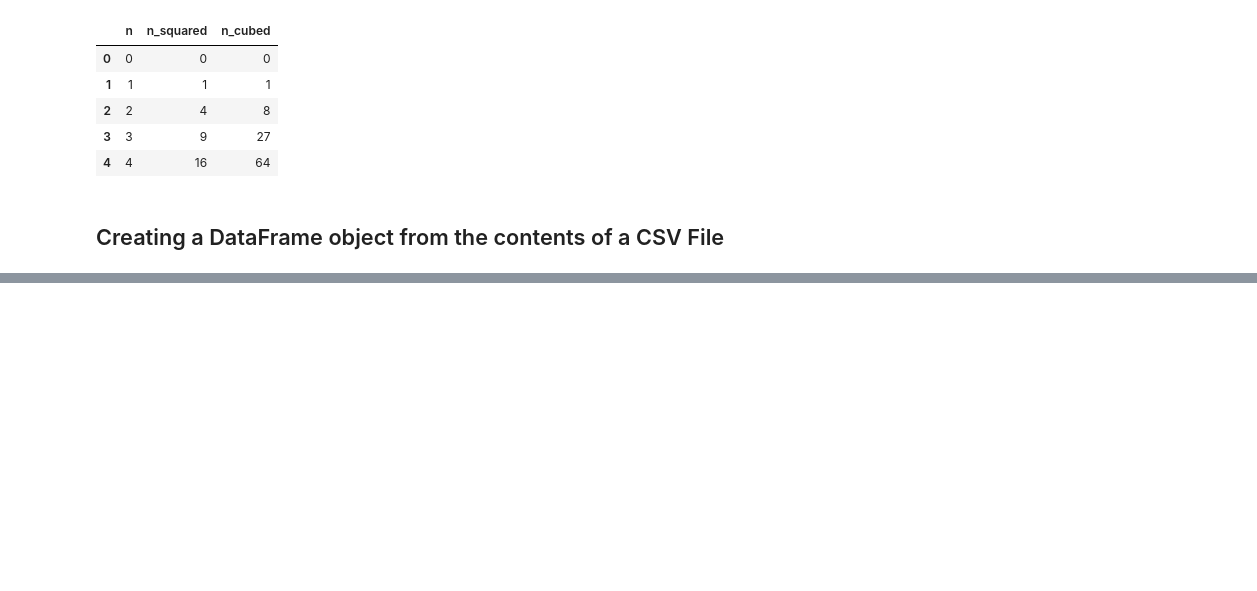
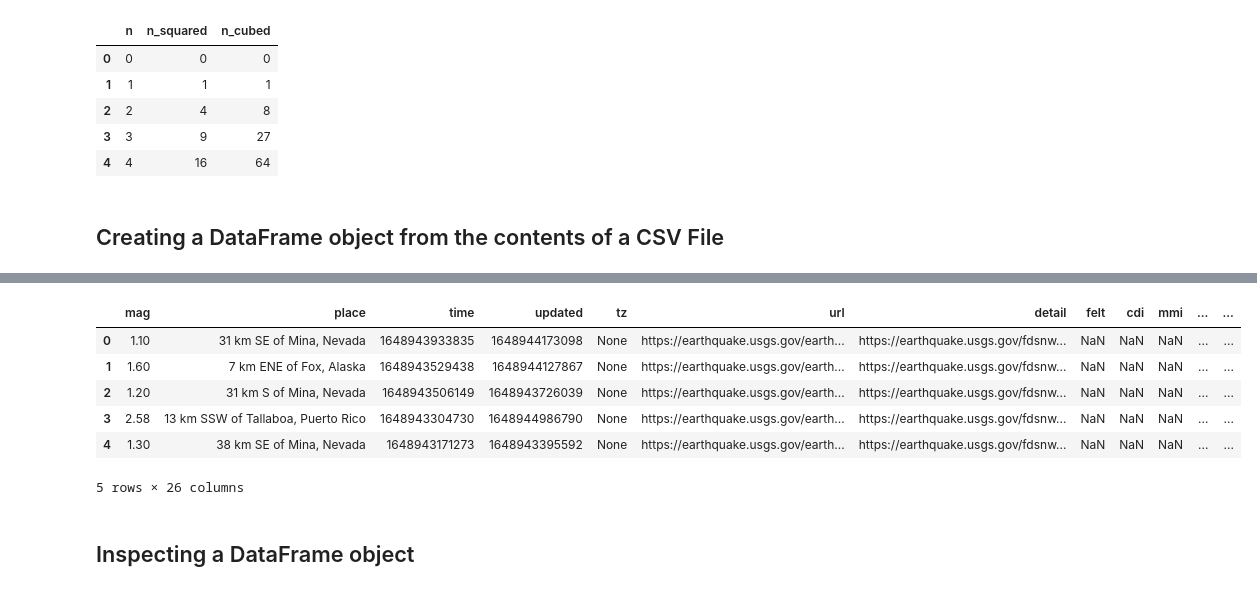
Before and after one commit to marhild/Python_for_Data_Science, a Jupyter notebook: Working with Pandas DataFrames.ipynb, the cells around one changed output, grey strips where cells are left out. Drawn from its saved outputs; the diff is of its cells as text; code cells hidden in the pictures; blank space fills up the shorter version.

```diff
--- a/Working with Pandas DataFrames.ipynb
+++ b/Working with Pandas DataFrames.ipynb
@@ -275,0 +369,14 @@ pd.DataFrame(
+# %%
+import datetime as dt
+import pandas as pd
+import requests
+
+# ask for earthquake data for the last 30 days
+yesterday = dt.date.today() - dt.timedelta(days=1)
+api = 'https://earthquake.usgs.gov/fdsnws/event/1/query'
+payload = {
+    'format': 'geojson',
+    'starttime': yesterday - dt.timedelta(days=30),
+    'endtime': yesterday
+}
+response = requests.get(api, params=payload)
@@ -275,0 +388,4 @@ pd.DataFrame(
+# %%
+#  JSON payload: a dictionary
+earthquake_json = response.json()
+earthquake_json.keys()
@@ -275,0 +427,16 @@ pd.DataFrame(
+# %%
+# use a list comprehension to isolate the properties section from each of the dictionaries in the features list
+
+earthquake_properties_data = [
+    quake['properties'] for quake in earthquake_json['features']
+]
+df = pd.DataFrame(earthquake_properties_data)
+df.head()
+# %% [output]
+|  | mag | place | time | updated | tz | url | detail | felt | cdi | mmi | ... | ... |
+| 0 | 1.10 | 31 km SE of Mina, Nevada | 1648943933835 | 1648944173098 | None | https://earthquake.usgs.gov/earth... | https://earthquake.usgs.gov/fdsnw... | NaN | NaN | NaN | ... | ... |
+| 1 | 1.60 | 7 km ENE of Fox, Alaska | 1648943529438 | 1648944127867 | None | https://earthquake.usgs.gov/earth... | https://earthquake.usgs.gov/fdsnw... | NaN | NaN | NaN | ... | ... |
+| 2 | 1.20 | 31 km S of Mina, Nevada | 1648943506149 | 1648943726039 | None | https://earthquake.usgs.gov/earth... | https://earthquake.usgs.gov/fdsnw... | NaN | NaN | NaN | ... | ... |
+| 3 | 2.58 | 13 km SSW of Tallaboa, Puerto Rico | 1648943304730 | 1648944986790 | None | https://earthquake.usgs.gov/earth... | https://earthquake.usgs.gov/fdsnw... | NaN | NaN | NaN | ... | ... |
+| 4 | 1.30 | 38 km SE of Mina, Nevada | 1648943171273 | 1648943395592 | None | https://earthquake.usgs.gov/earth... | https://earthquake.usgs.gov/fdsnw... | NaN | NaN | NaN | ... | ... |
+5 rows × 26 columns
@@ -275,0 +447,2 @@ pd.DataFrame(
+# %% [markdown]
+## Inspecting a DataFrame object
```
Also changed, not shown: parts of 91 cells of this notebook, 2 other files.
